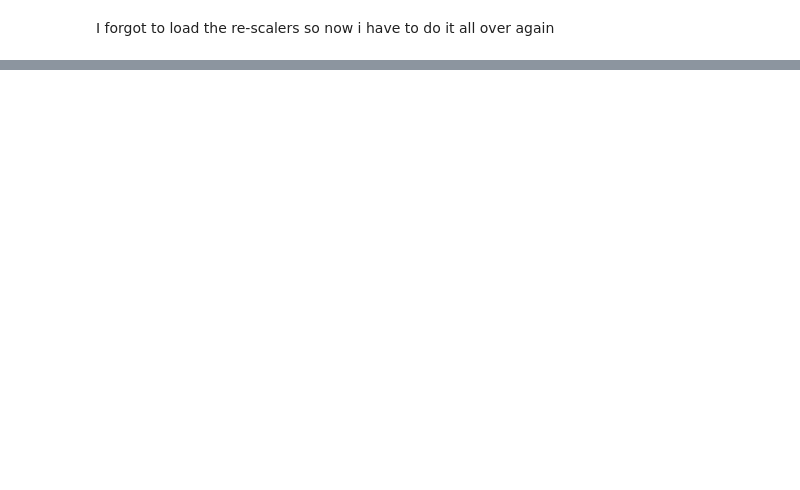
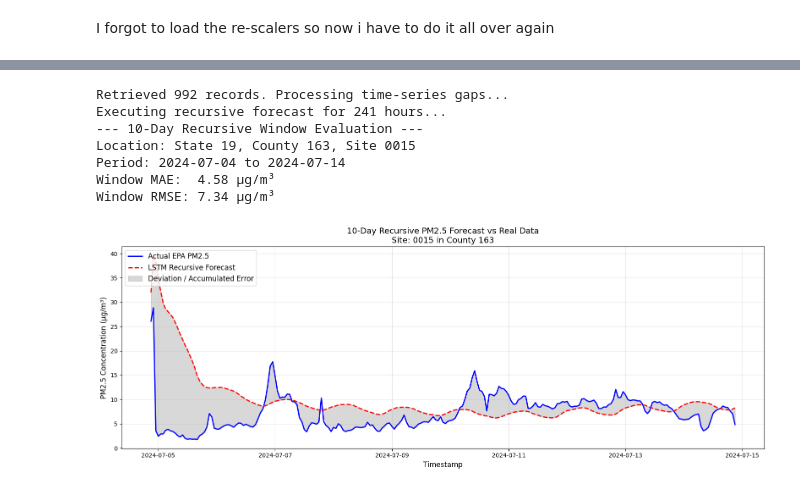
Before and after one commit to felix-rojas/air-quality-deeplearning, a Jupyter notebook: air-quality-data-filtering.ipynb, the cells around one changed output, grey strips where cells are left out. Drawn from its saved outputs; the diff is of its cells as text; code cells hidden in the pictures; blank space fills up the shorter version.

```diff
--- a/air-quality-data-filtering.ipynb
+++ b/air-quality-data-filtering.ipynb
@@ -872,0 +1131,15 @@ LSTM R-squared (R2):  0.9137
+# %%
+target_start = '2024-07-04 21:00:00'
+
+evaluate_epa_recursive_multi_day(
+    client=bq_client,
+    model=loaded_model,
+    scaler_x=scaler_x,
+    scaler_y=scaler_y,
+    state_code='19',
+    county_code='163',
+    site_num='0015',         # Specific site
+    start_date=target_start,
+    days=10                  #
+ )
+# %% [output]
@@ -872,0 +1147,8 @@ LSTM R-squared (R2):  0.9137
+Retrieved 992 records. Processing time-series gaps...
+Executing recursive forecast for 241 hours...
+--- 10-Day Recursive Window Evaluation ---
+Location: State 19, County 163, Site 0015
+Period: 2024-07-04 to 2024-07-14
+Window MAE:  4.58 µg/m³
+Window RMSE: 7.34 µg/m³
+[figure, added]
```
Also changed, not shown: parts of 14 cells of this notebook.
